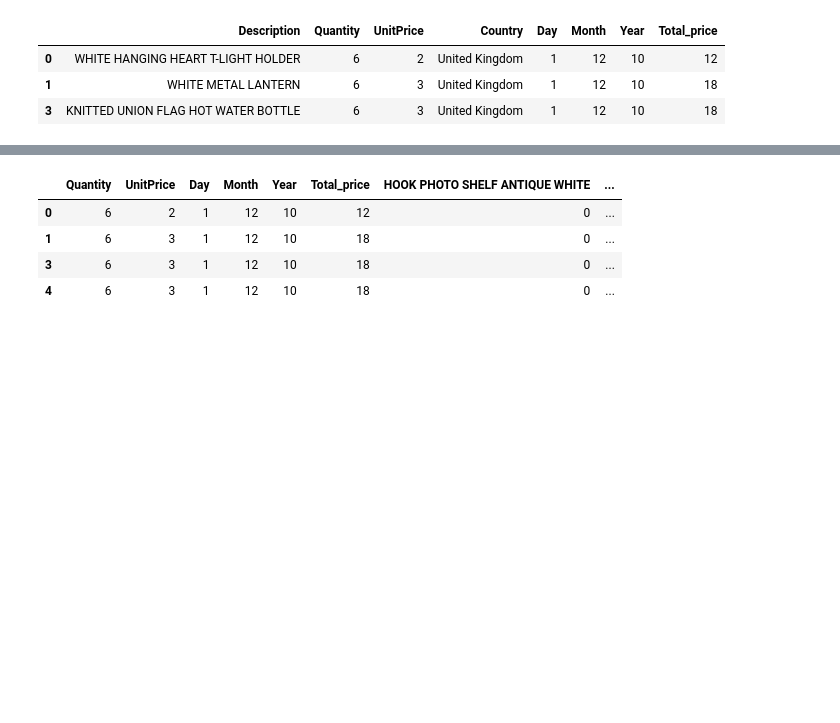
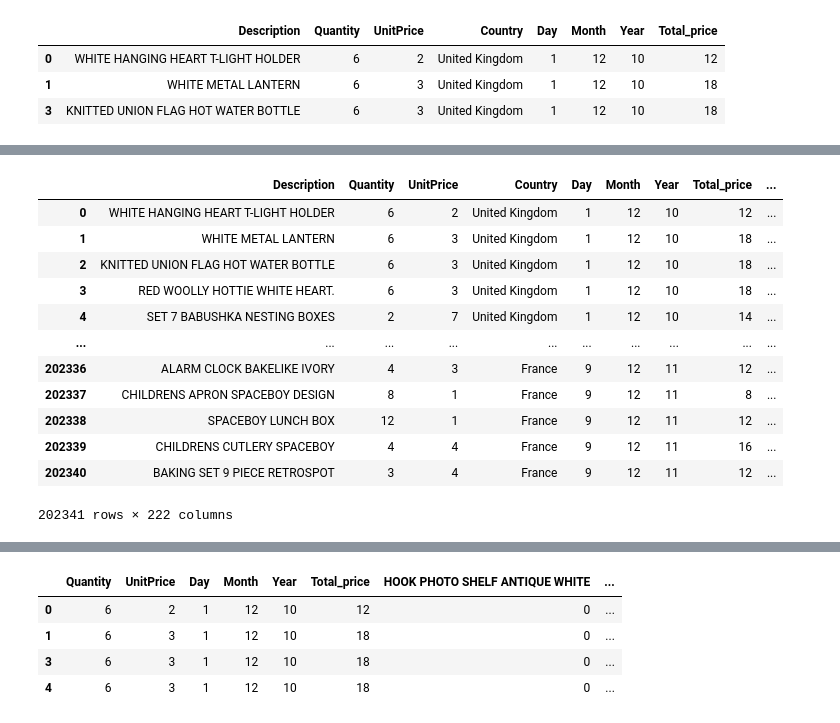
Before and after one commit to vinodkumargr/retail_transaction_pred, a Jupyter notebook: notebook_1.ipynb, the cells around one changed output, grey strips where cells are left out. Drawn from its saved outputs; the diff is of its cells as text; code cells hidden in the pictures; blank space fills up the shorter version.

Commit message:
data transformation error is solved

```diff
--- a/notebook_1.ipynb
+++ b/notebook_1.ipynb
@@ -396,0 +449,48 @@ df.head(3)
+# %%
+import pandas as pd
+from sklearn.preprocessing import OneHotEncoder
+
+# df = pd.read_csv("your_file.csv")
+
+# Select the column to one-hot encode
+column_to_encode = df['Description']
+
+# Create a OneHotEncoder object
+encoder = OneHotEncoder(dtype=int, handle_unknown='error')
+
+description_encoded = encoder.fit_transform(df['Description'].values.reshape(-1, 1)).toarray()
+
+description_encoded_df = pd.DataFrame(description_encoded, columns=df['Description'].unique()).reset_index(drop=True)
+
+description_encoded_df = description_encoded_df.iloc[:, :200]
+
+# Concatenate the encoded column to the original DataFrame
+f_df = pd.concat([df.reset_index(drop=True), description_encoded_df], axis=1)
+
+
+
+
+country_encoded = encoder.fit_transform(df['Country'].values.reshape(-1, 1)).toarray()
+
+country_encoded_df = pd.DataFrame(country_encoded, columns=df['Country'].unique()).reset_index(drop=True)
+
+#description_encoded_df = description_encoded_df.iloc[:, :230]
+
+# Concatenate the encoded column to the original DataFrame
+f_df = pd.concat([f_df.reset_index(drop=True), country_encoded_df], axis=1)
+
+f_df
+# %% [output]
+|  | Description | Quantity | UnitPrice | Country | Day | Month | Year | Total_price | ... |
+| 0 | WHITE HANGING HEART T-LIGHT HOLDER | 6 | 2 | United Kingdom | 1 | 12 | 10 | 12 | ... |
+| 1 | WHITE METAL LANTERN | 6 | 3 | United Kingdom | 1 | 12 | 10 | 18 | ... |
+| 2 | KNITTED UNION FLAG HOT WATER BOTTLE | 6 | 3 | United Kingdom | 1 | 12 | 10 | 18 | ... |
+| 3 | RED WOOLLY HOTTIE WHITE HEART. | 6 | 3 | United Kingdom | 1 | 12 | 10 | 18 | ... |
+| 4 | SET 7 BABUSHKA NESTING BOXES | 2 | 7 | United Kingdom | 1 | 12 | 10 | 14 | ... |
+| ... | ... | ... | ... | ... | ... | ... | ... | ... | ... |
+| 202336 | ALARM CLOCK BAKELIKE IVORY | 4 | 3 | France | 9 | 12 | 11 | 12 | ... |
+| 202337 | CHILDRENS APRON SPACEBOY DESIGN | 8 | 1 | France | 9 | 12 | 11 | 8 | ... |
+| 202338 | SPACEBOY LUNCH BOX | 12 | 1 | France | 9 | 12 | 11 | 12 | ... |
+| 202339 | CHILDRENS CUTLERY SPACEBOY | 4 | 4 | France | 9 | 12 | 11 | 16 | ... |
+| 202340 | BAKING SET 9 PIECE RETROSPOT | 3 | 4 | France | 9 | 12 | 11 | 12 | ... |
+202341 rows × 222 columns
```
Also changed, not shown: parts of 14 cells of this notebook, 8 other files.
